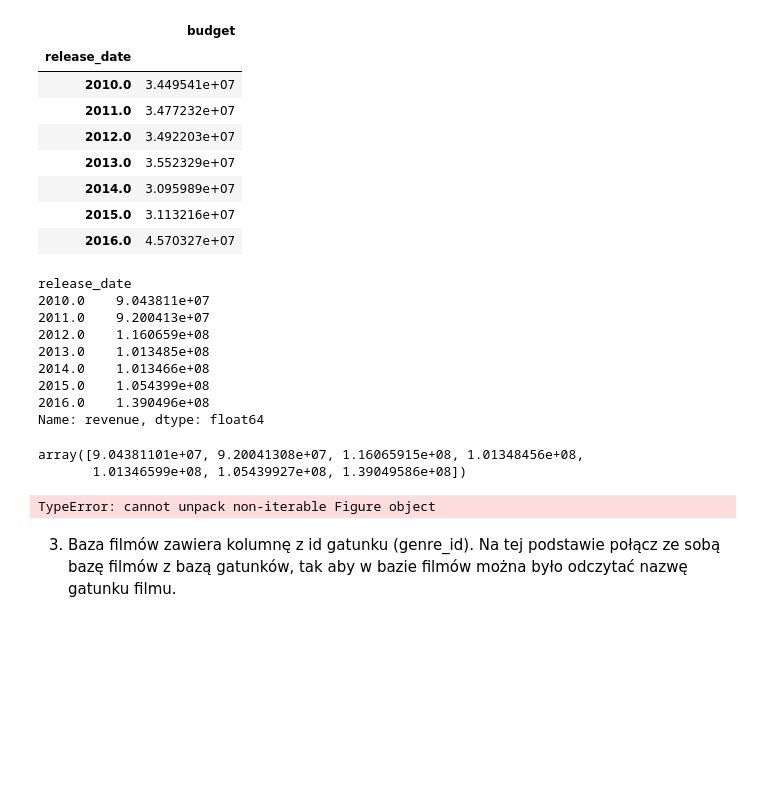
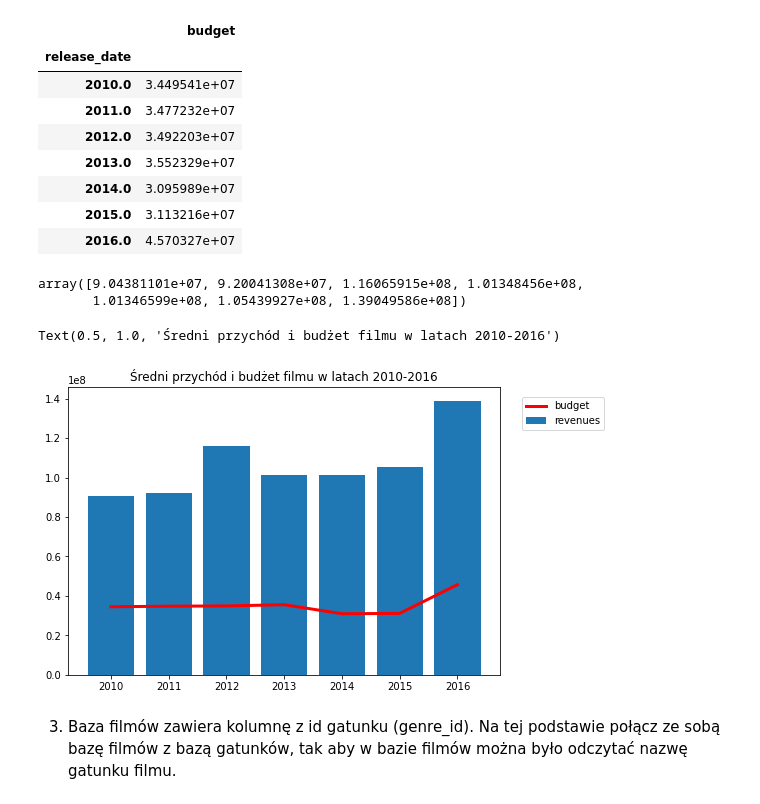
Before and after one commit to przemekkot/baza_filmow, a Jupyter notebook: baza_filmow.ipynb, the cells around one changed output. Drawn from its saved outputs; the diff is of its cells as text; code cells hidden in the pictures; blank space fills up the shorter version.

```diff
--- a/baza_filmow.ipynb
+++ b/baza_filmow.ipynb
@@ -208,18 +202,6 @@ mean_budget
 | 2014.0 | 3.095989e+07 |
 | 2015.0 | 3.113216e+07 |
 | 2016.0 | 4.570327e+07 |
-# %%
-mean_revenue['revenue']
-# %% [output]
-release_date
-2010.0    9.043811e+07
-2011.0    9.200413e+07
-2012.0    1.160659e+08
-2013.0    1.013485e+08
-2014.0    1.013466e+08
-2015.0    1.054399e+08
-2016.0    1.390496e+08
-Name: revenue, dtype: float64
 # %%
 import numpy as np
 np.array(mean_revenue['revenue'])
@@ -230,27 +212,29 @@ array([9.04381101e+07, 9.20041308e+07, 1.16065915e+08, 1.01348456e+08,
 import matplotlib.pyplot as plt
 import numpy as np
 # %%
-fig, ax = plt.figure()
+fig = plt.figure()
+ax = plt.gca()
 
 def million(x, pos):
     #for x in enumerate(ax.flat):
-    return '{:2.1f}M'.format(x*1e-6)
+    return '{:4.1f}M'.format(x*1e-7)
 
 formatter = plt.FuncFormatter(million)
 
 axes = fig.add_axes([0,0,1,1])
 
 ax.yaxis.set_major_formatter(formatter)
-ax.yaxis.set_major_locator(plt.MultipleLocator(20e6))
+ax.yaxis.set_major_locator(plt.MultipleLocator(2e6))
 
 axes.bar(mean_revenue.index, np.array(mean_revenue['revenue']),label='revenues')
 axes.plot(mean_budget.index, np.array(mean_budget['budget']) ,color='red',linewidth=3,label='budget')
 
 axes.legend(loc=(1.05,0.85))
 
 plt.title('Średni przychód i budżet filmu w latach 2010-2016')
 # %% [output]
-TypeError: cannot unpack non-iterable Figure object
+Text(0.5, 1.0, 'Średni przychód i budżet filmu w latach 2010-2016')
+[figure, added]
 # %% [markdown]
 3. Baza filmów zawiera kolumnę z id gatunku (genre_id). Na tej podstawie połącz ze sobą bazę filmów z bazą gatunków, tak aby w bazie filmów można było odczytać nazwę gatunku filmu.
 # %%
```
Also changed, not shown: parts of 2 cells of this notebook.
